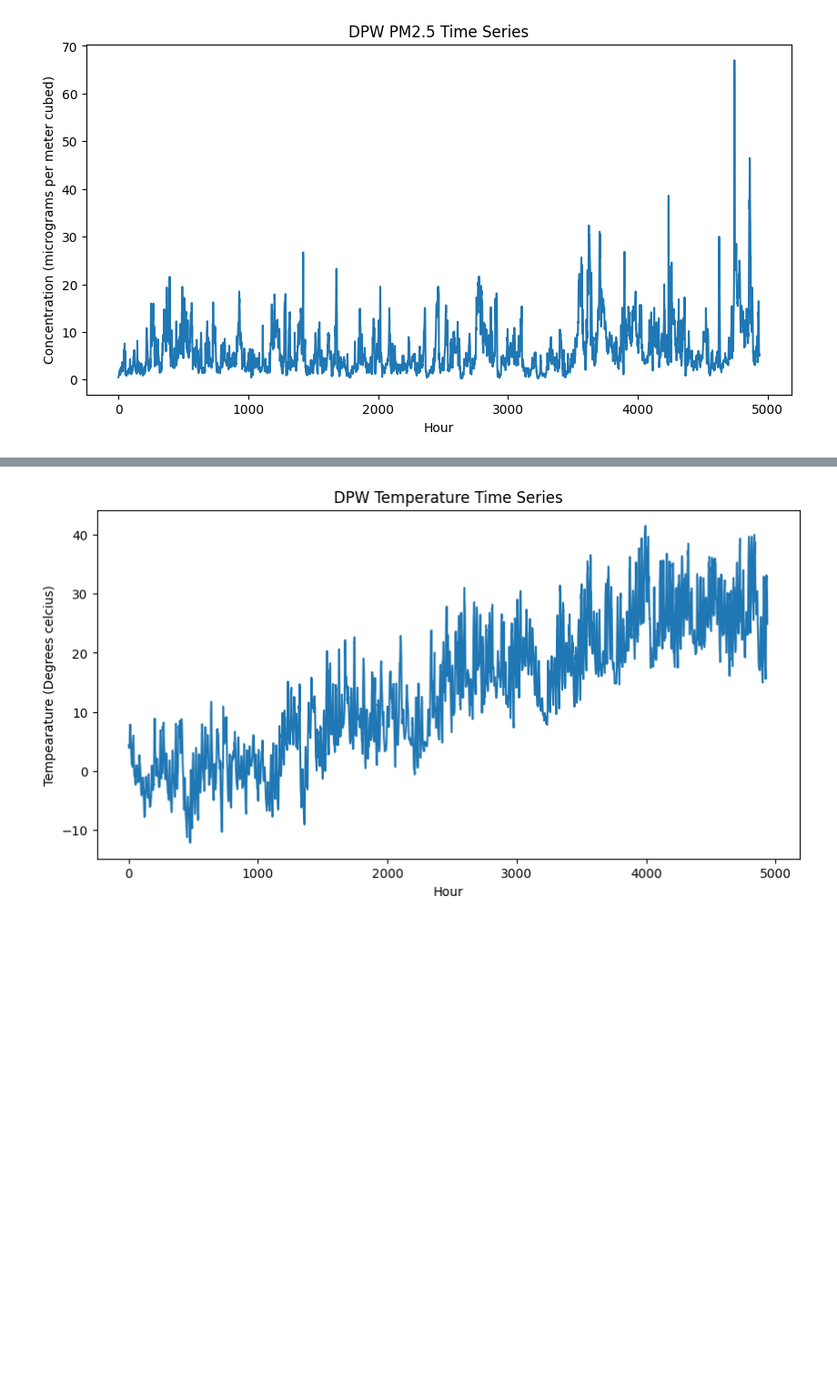
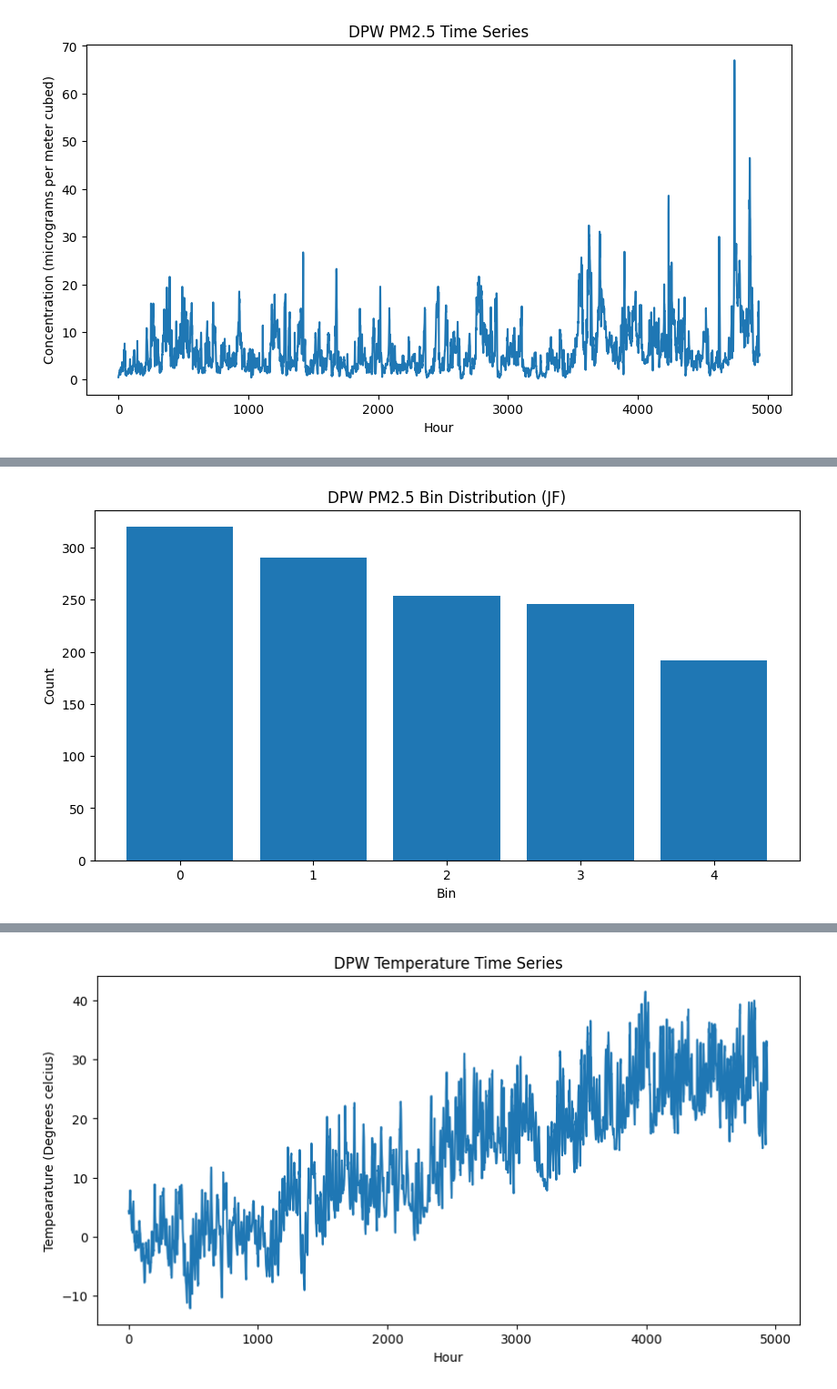
Before and after one commit to jacklardner/wind-pm-analysis, a Jupyter notebook: more_eda.ipynb, the cells around one changed output, grey strips where cells are left out. Shown at 91% size. Cells and saved outputs as stored; diff of their text form; code cells hidden in the pictures; blank space fills up the shorter version.

```diff
--- a/more_eda.ipynb
+++ b/more_eda.ipynb
@@ -134,0 +151,27 @@ plt.show()
+# %%
+#function for adding a "season" feature, used for following visuals
+dpw_final["month"] = pd.to_datetime(dpw_final["datetime_utc"]).dt.month
+def get_season(m):
+    if m in [1, 2]:
+        return "JF"
+    elif m in [3, 4, 5]:
+        return "MAM"
+    elif m in [6, 7, 8]:
+        return "JJA"
+
+dpw_final["season"] = dpw_final["month"].apply(get_season)
+# %%
+#plotting winter month bin counts
+jf_counts = dpw_final[dpw_final["season"] == "JF"]["pm25_bin"].value_counts().sort_index()
+
+plt.figure(figsize=(10,5))
+plt.bar(jf_counts.index, jf_counts.values)
+plt.title("DPW PM2.5 Bin Distribution (JF)")
+plt.xlabel("Bin")
+plt.ylabel("Count")
+plt.xticks(jf_counts.index)
+
+plt.savefig("eda plots/DPW PM2.5 bin distribution (JF).png")
+plt.show()
+# %% [output]
+[figure, added]
```
Also changed, not shown: parts of 13 cells of this notebook, 24 other files.
